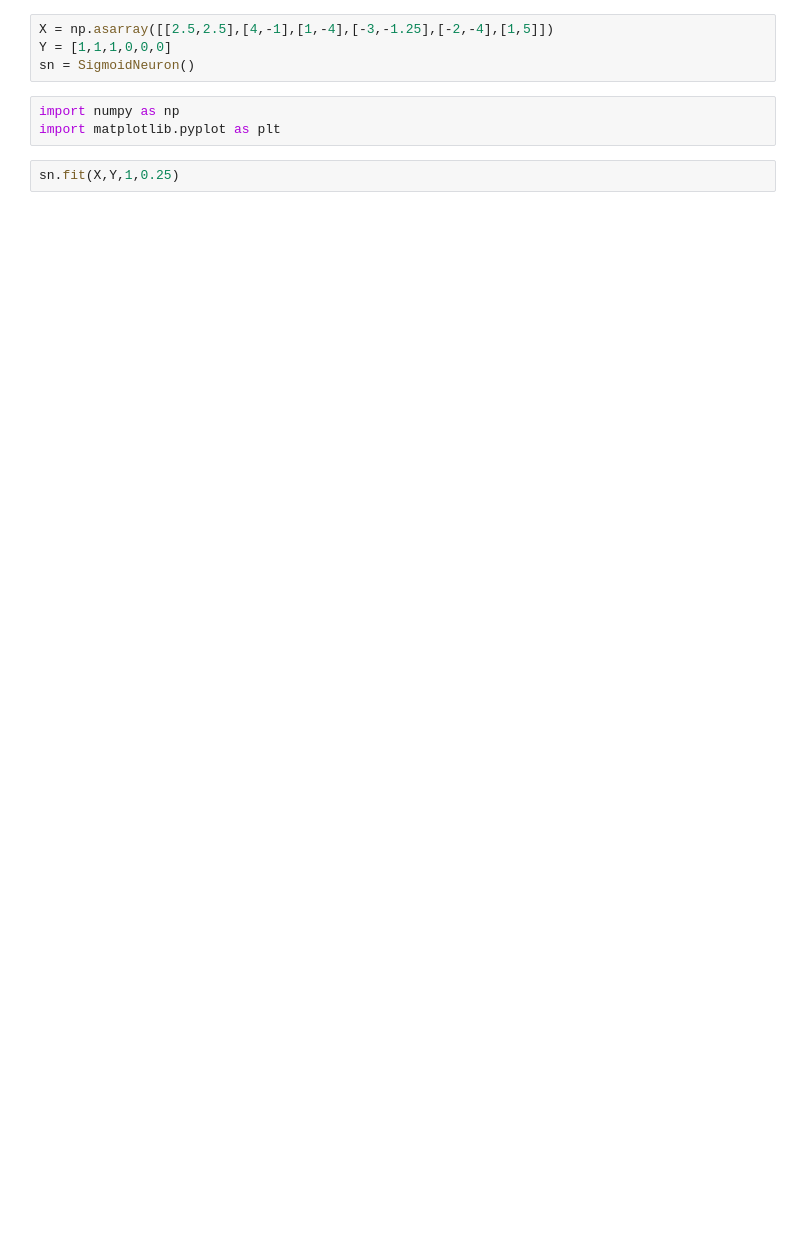
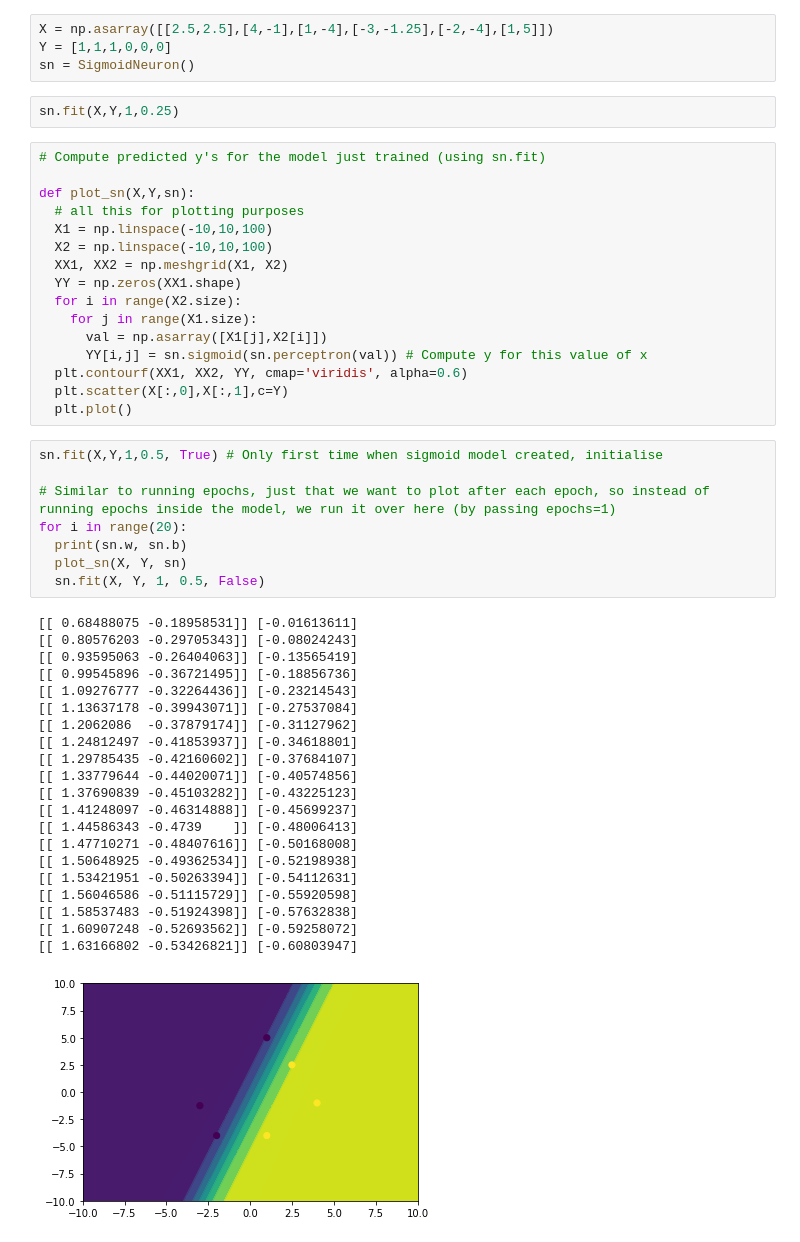
Before and after one commit to sonamkshenoy/Deep-Learning-Models, a Jupyter notebook: Sigmoid_Neuron.ipynb, the cells around one changed output. Saved outputs shown, nothing was run; the diff lists cells and outputs as text; blank space fills up the shorter version.

Commit message:
Visualising learning of Sigmoid Neuron

```diff
--- a/Sigmoid_Neuron.ipynb
+++ b/Sigmoid_Neuron.ipynb
@@ -146,9 +161,52 @@ class SigmoidNeuron:
 X = np.asarray([[2.5,2.5],[4,-1],[1,-4],[-3,-1.25],[-2,-4],[1,5]])
 Y = [1,1,1,0,0,0]
 sn = SigmoidNeuron()
-# %%
-import numpy as np
-import matplotlib.pyplot as plt
 # %%
 sn.fit(X,Y,1,0.25)
+# %%
+# Compute predicted y's for the model just trained (using sn.fit)
+
+def plot_sn(X,Y,sn):
+  # all this for plotting purposes
+  X1 = np.linspace(-10,10,100)
+  X2 = np.linspace(-10,10,100)
+  XX1, XX2 = np.meshgrid(X1, X2)
+  YY = np.zeros(XX1.shape)
+  for i in range(X2.size):
+    for j in range(X1.size):
+      val = np.asarray([X1[j],X2[i]])
+      YY[i,j] = sn.sigmoid(sn.perceptron(val)) # Compute y for this value of x
+  plt.contourf(XX1, XX2, YY, cmap='viridis', alpha=0.6)
+  plt.scatter(X[:,0],X[:,1],c=Y)
+  plt.plot()
+# %%
+sn.fit(X,Y,1,0.5, True) # Only first time when sigmoid model created, initialise
+
+# Similar to running epochs, just that we want to plot after each epoch, so instead of running epochs inside the model, we run it over here (by passing epochs=1)
+for i in range(20):
+  print(sn.w, sn.b)
+  plot_sn(X, Y, sn)
+  sn.fit(X, Y, 1, 0.5, False)
+# %% [output]
+[[ 0.68488075 -0.18958531]] [-0.01613611]
+[[ 0.80576203 -0.29705343]] [-0.08024243]
+[[ 0.93595063 -0.26404063]] [-0.13565419]
+[[ 0.99545896 -0.36721495]] [-0.18856736]
+[[ 1.09276777 -0.32264436]] [-0.23214543]
+[[ 1.13637178 -0.39943071]] [-0.27537084]
+[[ 1.2062086  -0.37879174]] [-0.31127962]
+[[ 1.24812497 -0.41853937]] [-0.34618801]
+[[ 1.29785435 -0.42160602]] [-0.37684107]
+[[ 1.33779644 -0.44020071]] [-0.40574856]
+[[ 1.37690839 -0.45103282]] [-0.43225123]
+[[ 1.41248097 -0.46314888]] [-0.45699237]
+[[ 1.44586343 -0.4739    ]] [-0.48006413]
+[[ 1.47710271 -0.48407616]] [-0.50168008]
+[[ 1.50648925 -0.49362534]] [-0.52198938]
+[[ 1.53421951 -0.50263394]] [-0.54112631]
+[[ 1.56046586 -0.51115729]] [-0.55920598]
+[[ 1.58537483 -0.51924398]] [-0.57632838]
+[[ 1.60907248 -0.52693562]] [-0.59258072]
+[[ 1.63166802 -0.53426821]] [-0.60803947]
+[figure, added]
 # %%
```
Also changed, not shown: parts of 10 cells of this notebook.
